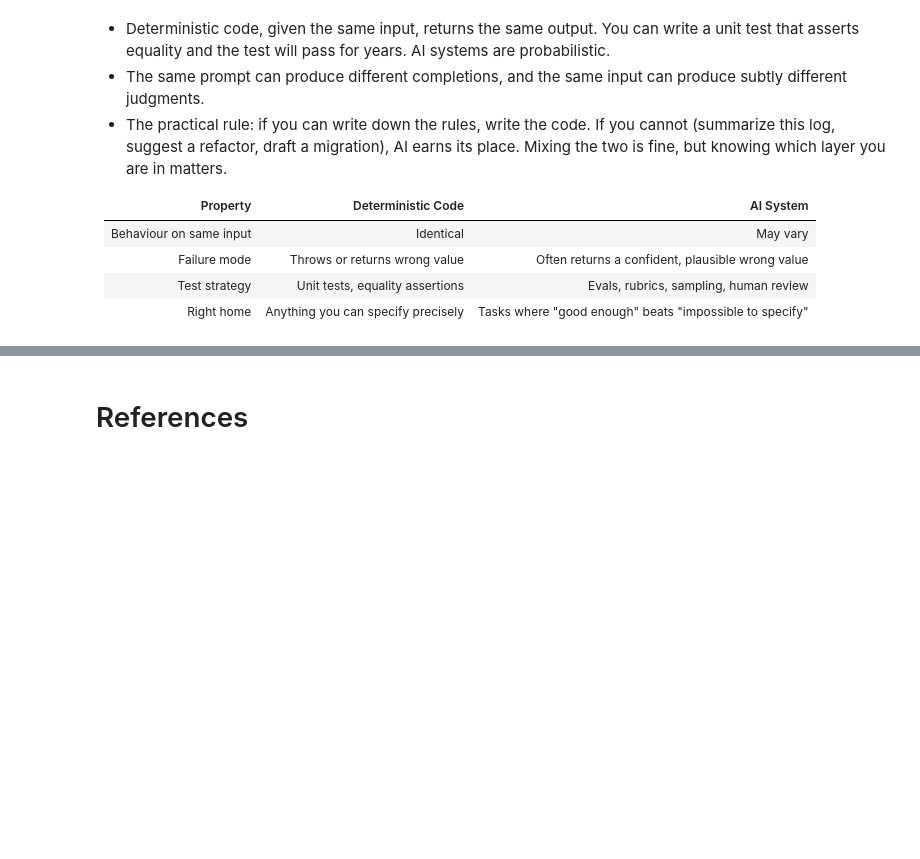
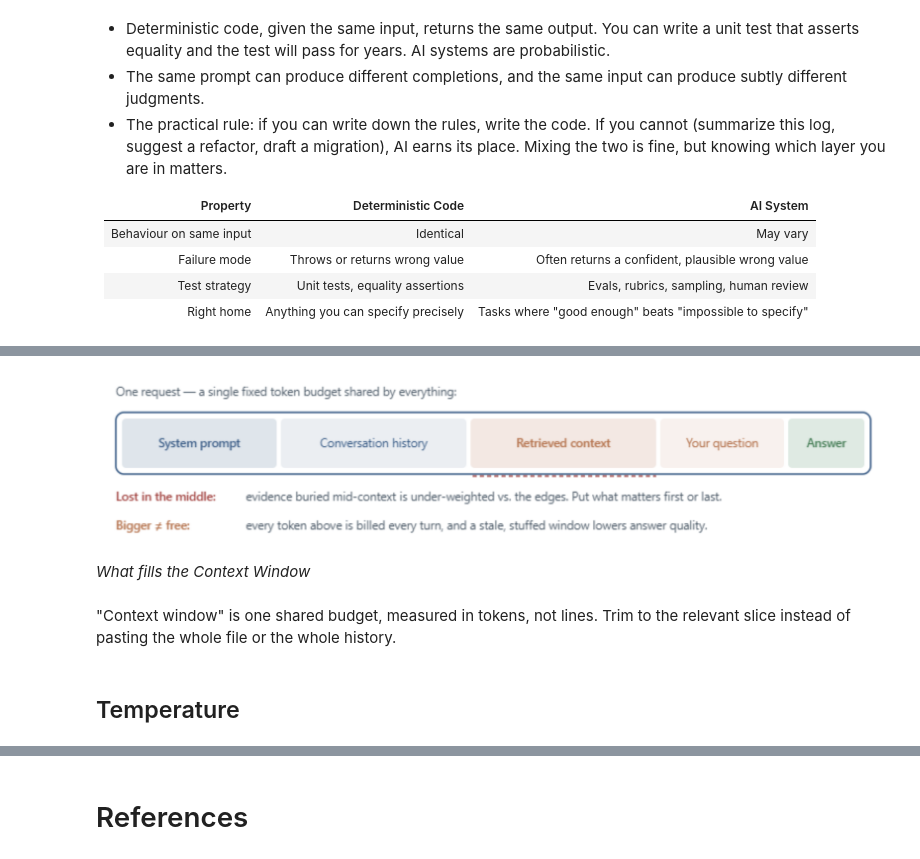
Before and after one commit to ancilcleetus/AI-Learning-Lab, a Jupyter notebook: Generative-AI/AI-Basics-for-Engineers-Course/AI_Basics_for_Engineers.ipynb, the cells around one changed output, grey strips where cells are left out. Drawn from its saved outputs; the diff is of its cells as text; code cells hidden in the pictures; blank space fills up the shorter version.

```diff
--- a/Generative-AI/AI-Basics-for-Engineers-Course/AI_Basics_for_Engineers.ipynb
+++ b/Generative-AI/AI-Basics-for-Engineers-Course/AI_Basics_for_Engineers.ipynb
@@ -122,0 +180,11 @@ display(Markdown("*The AI Landscape*"))
+# %%
+from IPython.display import Image, display, Markdown
+display(Image(filename="data/images/AI_Basics_for_Engineers-03.png", width=800))
+display(Markdown("*What fills the Context Window*"))
+# %% [output]
+[figure, added]
+*What fills the Context Window*
+# %% [markdown]
+"Context window" is one shared budget, measured in tokens, not lines. Trim to the relevant slice instead of pasting the whole file or the whole history.
+# %% [markdown]
+## Temperature
```
Also changed, not shown: parts of 17 cells of this notebook, 2 other files.
